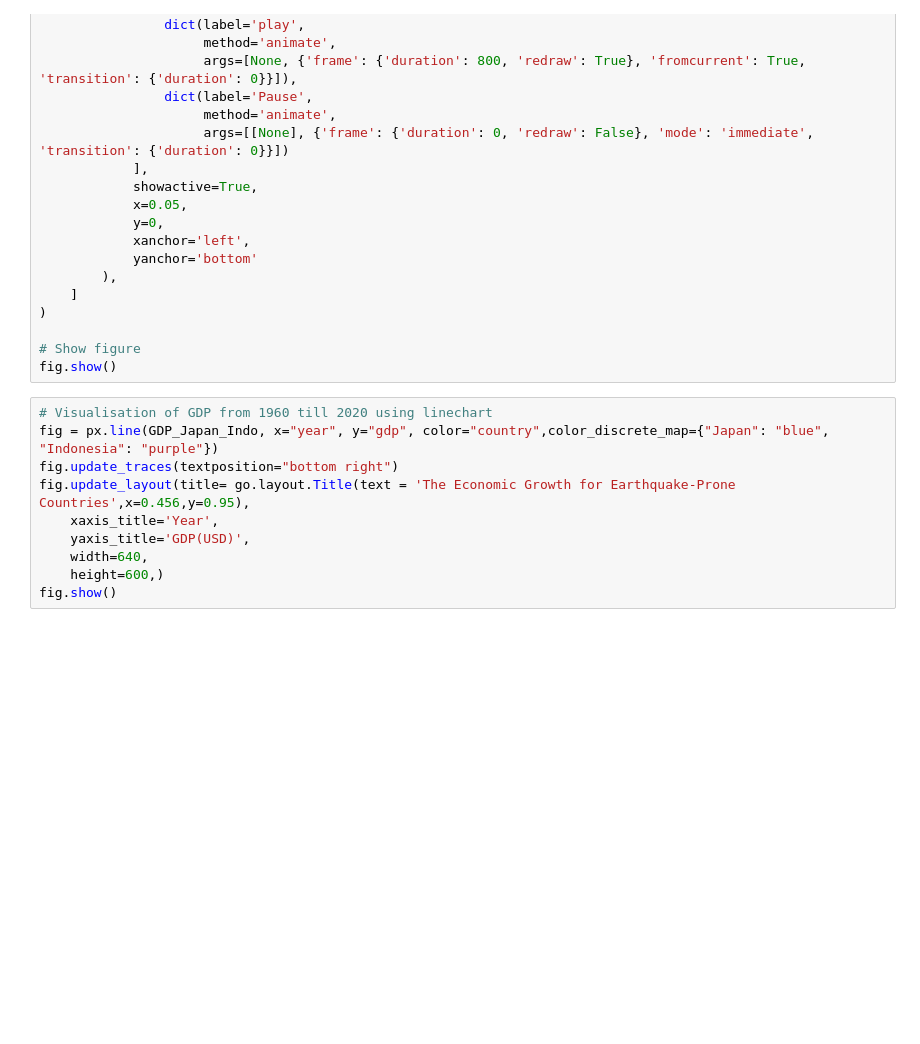
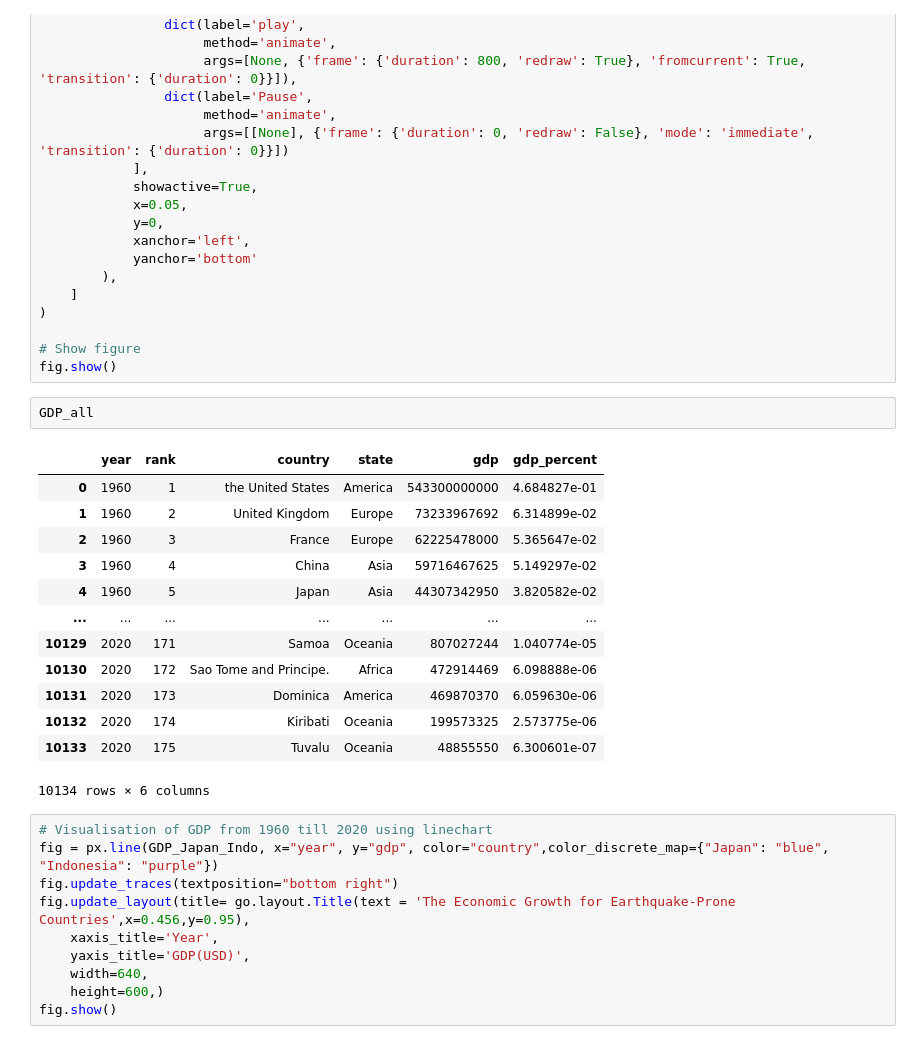
Before and after one commit to Brenda-Source/personal, a Jupyter notebook: project.ipynb, the cells around one changed output. Saved outputs shown, nothing was run; the diff lists cells and outputs as text; blank space fills up the shorter version.

```diff
--- a/project.ipynb
+++ b/project.ipynb
@@ -434,6 +434,22 @@ fig.update_layout(
 
 # Show figure
 fig.show()
+# %%
+GDP_all
+# %% [output]
+|  | year | rank | country | state | gdp | gdp_percent |
+| 0 | 1960 | 1 | the United States | America | 543300000000 | 4.684827e-01 |
+| 1 | 1960 | 2 | United Kingdom | Europe | 73233967692 | 6.314899e-02 |
+| 2 | 1960 | 3 | France | Europe | 62225478000 | 5.365647e-02 |
+| 3 | 1960 | 4 | China | Asia | 59716467625 | 5.149297e-02 |
+| 4 | 1960 | 5 | Japan | Asia | 44307342950 | 3.820582e-02 |
+| ... | ... | ... | ... | ... | ... | ... |
+| 10129 | 2020 | 171 | Samoa | Oceania | 807027244 | 1.040774e-05 |
+| 10130 | 2020 | 172 | Sao Tome and Principe. | Africa | 472914469 | 6.098888e-06 |
+| 10131 | 2020 | 173 | Dominica | America | 469870370 | 6.059630e-06 |
+| 10132 | 2020 | 174 | Kiribati | Oceania | 199573325 | 2.573775e-06 |
+| 10133 | 2020 | 175 | Tuvalu | Oceania | 48855550 | 6.300601e-07 |
+10134 rows × 6 columns
 # %%
 # Visualisation of GDP from 1960 till 2020 using linechart
 fig = px.line(GDP_Japan_Indo, x="year", y="gdp", color="country",color_discrete_map={"Japan": "blue", "Indonesia": "purple"})
```
